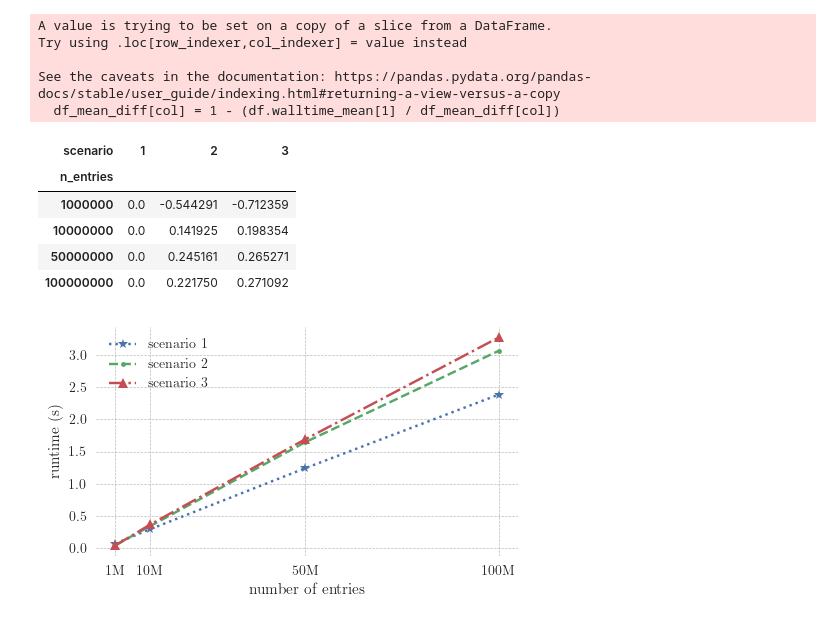
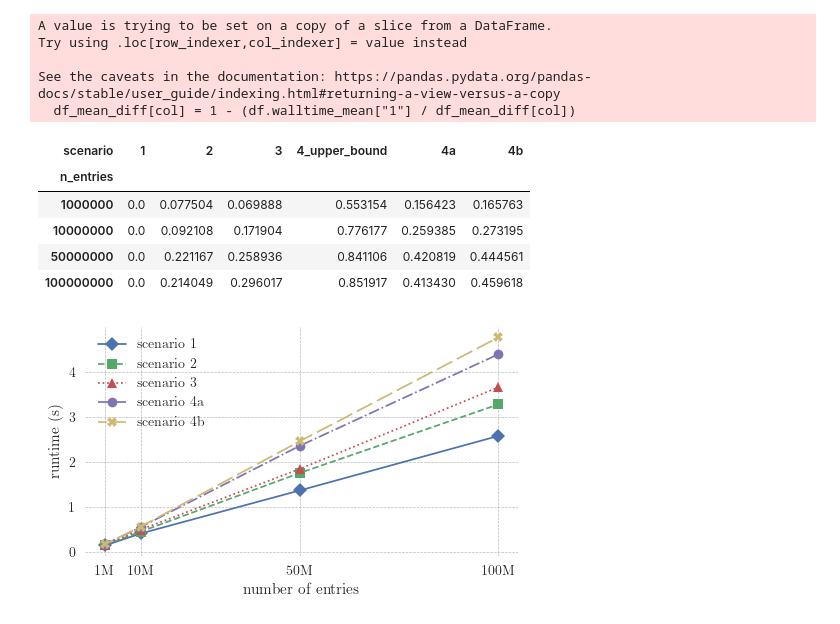
Before and after one commit to enirolf/hep-data-combination-benchmarks, a Jupyter notebook: plot_results.ipynb, the cells around one changed output. Cells and saved outputs as stored; diff of their text form; code cells hidden in the pictures.

Commit message:
Add upper bound

```diff
--- a/plot_results.ipynb
+++ b/plot_results.ipynb
@@ -6,6 +6,9 @@ import matplotlib.pyplot as plt
 
 plt.style.use("seaborn-v0_8")
 # %%
+SCENARIOS = ["1", "2", "3", "4a", "4b", "4_upper_bound"]
+N_ENTRIES = ["1M", "10M", "50M", "100M"]
+
 n_entries2numeric = {
     # "10k": 10_000,
     "1M": 1_000_000,
@@ -15,8 +18,8 @@ n_entries2numeric = {
 }
 
 df = pd.DataFrame()
-for s in range(1,4):
-    for i, n_entries in enumerate(["1M", "10M", "50M", "100M"]):
+for s in SCENARIOS:
+    for i, n_entries in enumerate(N_ENTRIES):
         walltime = np.loadtxt(f"./results/scenario{s}/{n_entries}.csv", delimiter=",", skiprows=1, usecols=2)
         row = {"scenario": [s], "n_entries": [n_entries2numeric[n_entries]], "walltime_mean": [walltime.mean() * 1e-6], "walltime_std": [walltime.std() * 1e-6]}
         df = pd.concat([df, pd.DataFrame(row)])
@@ -36,8 +39,8 @@ df
 # %%
 df_mean_diff = df.walltime_mean
 
-for col in df_mean_diff.columns:
-    df_mean_diff[col] = 1 - (df.walltime_mean[1] / df_mean_diff[col])
+for col in SCENARIOS:
+    df_mean_diff[col] = 1 - (df.walltime_mean["1"] / df_mean_diff[col])
 
 df_mean_diff
 # %% [output]
@@ -45,13 +48,13 @@ A value is trying to be set on a copy of a slice from a DataFrame.
 Try using .loc[row_indexer,col_indexer] = value instead
 
 See the caveats in the documentation: https://pandas.pydata.org/pandas-docs/stable/user_guide/indexing.html#returning-a-view-versus-a-copy
-  df_mean_diff[col] = 1 - (df.walltime_mean[1] / df_mean_diff[col])
+  df_mean_diff[col] = 1 - (df.walltime_mean["1"] / df_mean_diff[col])
-| scenario | 1 | 2 | 3 |
-| n_entries |  |  |  |
-| 1000000 | 0.0 | -0.544291 | -0.712359 |
-| 10000000 | 0.0 | 0.141925 | 0.198354 |
-| 50000000 | 0.0 | 0.245161 | 0.265271 |
-| 100000000 | 0.0 | 0.221750 | 0.271092 |
+| scenario | 1 | 2 | 3 | 4_upper_bound | 4a | 4b |
+| n_entries |  |  |  |  |  |  |
+| 1000000 | 0.0 | 0.077504 | 0.069888 | 0.553154 | 0.156423 | 0.165763 |
+| 10000000 | 0.0 | 0.092108 | 0.171904 | 0.776177 | 0.259385 | 0.273195 |
+| 50000000 | 0.0 | 0.221167 | 0.258936 | 0.841106 | 0.420819 | 0.444561 |
+| 100000000 | 0.0 | 0.214049 | 0.296017 | 0.851917 | 0.413430 | 0.459618 |
 # %%
 plt.rcParams.update({
     "text.usetex": True,
@@ -60,35 +63,36 @@ plt.rcParams.update({
     "axes.grid": True,
     "axes.grid.which": "major",
     "axes.grid.axis": "both",
     "axes.spines.bottom": True,
     "axes.spines.left": True,
     "axes.spines.right": True,
     "axes.spines.top": True,
     "grid.color": "#BBBBBB",
     "grid.linestyle": "--",
     "grid.linewidth": .5,
     "figure.frameon": True
 })
 
 fig, ax = plt.subplots(figsize=(5,3))
 # ax.set_xscale("log")
 ax.set_xticks(df.index, labels=n_entries2numeric.keys())
 ax.set_xlabel("number of entries")
 ax.set_ylabel("runtime (s)")
 
-linestyles = [":", "--", "-."]
-markers = ["*", ".", "^"]
-for i, s in enumerate(df.walltime_mean.columns):
+linestyles = ["solid", "dashed", "dotted", "dashdot", (5, (10, 3))]
+markers = ["D", "s", "^", "o", "X"]
+for i, s in enumerate(["1", "2", "3", "4a", "4b"]):
     ax.plot(df.walltime_mean[s],
             linestyle=linestyles[i],
+            linewidth=1.25,
             marker=markers[i]
            )
 
-ax.legend(["scenario 1", "scenario 2", "scenario 3"])
+ax.legend(["scenario 1", "scenario 2", "scenario 3", "scenario 4a", "scenario 4b"])
 
 fig.tight_layout()
 fig.savefig("plots/runtime_plot.pdf", transparent=True)
 fig.savefig("plots/runtime_plot.png", transparent=True)
 fig.savefig("plots/runtime_plot.tex", format="pgf", transparent=True)
 # %% [output]
-[figure, old version]
+[figure, new version]
```
Also changed, not shown: parts of 3 cells of this notebook, 9 other files.
